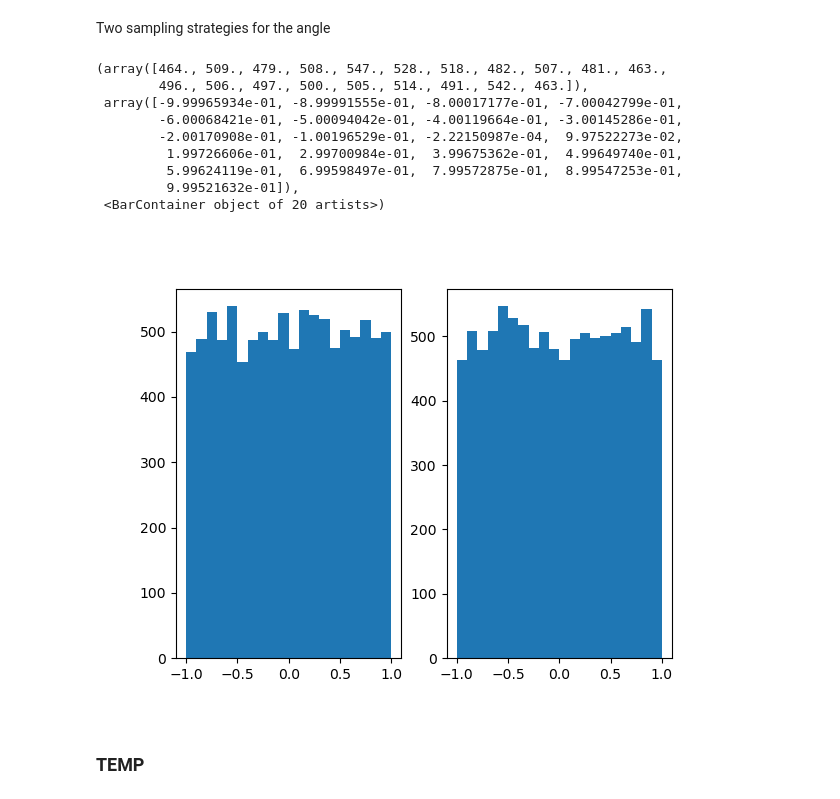
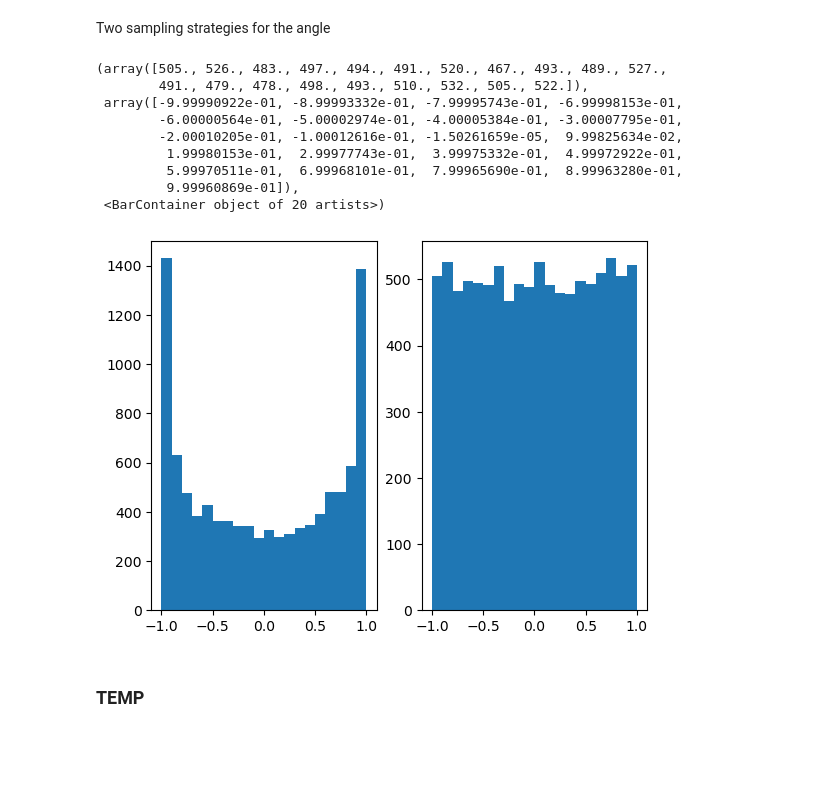
Before and after one commit to KlaasWillems/electronTransportCode, a Jupyter notebook: numericalExperiments/pointSource/PointSourceTest.ipynb, the cells around one changed output. Drawn from its saved outputs; the diff is of its cells as text; code cells hidden in the pictures; blank space fills up the shorter version.

```diff
--- a/numericalExperiments/pointSource/PointSourceTest.ipynb
+++ b/numericalExperiments/pointSource/PointSourceTest.ipynb
@@ -181,28 +185,28 @@ Two sampling strategies for the angle
 # %%
 Nbsamples = 10000
 
 # sample strategy 1
 rs = np.random.uniform(size = Nbsamples)
 theta = 2*np.arcsin(np.sqrt(rs))
-mu1 = np.cos(theta)
+mu1 = np.cos(np.random.uniform(low=0.0, high=2*np.pi, size = Nbsamples))
 
 # sample strategy 2
 mu2 = np.random.uniform(low=-1, high=1, size = Nbsamples)
 
 fig, (ax1, ax2) = plt.subplots(1, 2)
 ax1.hist(mu1, bins = 20)
 ax2.hist(mu2, bins = 20)
 # %% [output]
-(array([464., 509., 479., 508., 547., 528., 518., 482., 507., 481., 463.,
-        496., 506., 497., 500., 505., 514., 491., 542., 463.]),
- array([-9.99965934e-01, -8.99991555e-01, -8.00017177e-01, -7.00042799e-01,
-        -6.00068421e-01, -5.00094042e-01, -4.00119664e-01, -3.00145286e-01,
-        -2.00170908e-01, -1.00196529e-01, -2.22150987e-04,  9.97522273e-02,
-         1.99726606e-01,  2.99700984e-01,  3.99675362e-01,  4.99649740e-01,
-         5.99624119e-01,  6.99598497e-01,  7.99572875e-01,  8.99547253e-01,
-         9.99521632e-01]),
+(array([505., 526., 483., 497., 494., 491., 520., 467., 493., 489., 527.,
+        491., 479., 478., 498., 493., 510., 532., 505., 522.]),
+ array([-9.99990922e-01, -8.99993332e-01, -7.99995743e-01, -6.99998153e-01,
+        -6.00000564e-01, -5.00002974e-01, -4.00005384e-01, -3.00007795e-01,
+        -2.00010205e-01, -1.00012616e-01, -1.50261659e-05,  9.99825634e-02,
+         1.99980153e-01,  2.99977743e-01,  3.99975332e-01,  4.99972922e-01,
+         5.99970511e-01,  6.99968101e-01,  7.99965690e-01,  8.99963280e-01,
+         9.99960869e-01]),
  <BarContainer object of 20 artists>)
-[figure, old version]
+[figure, new version]
 # %% [markdown]
 ### TEMP
 # %%
```
Also changed, not shown: parts of 7 cells of this notebook, 5 other files.
